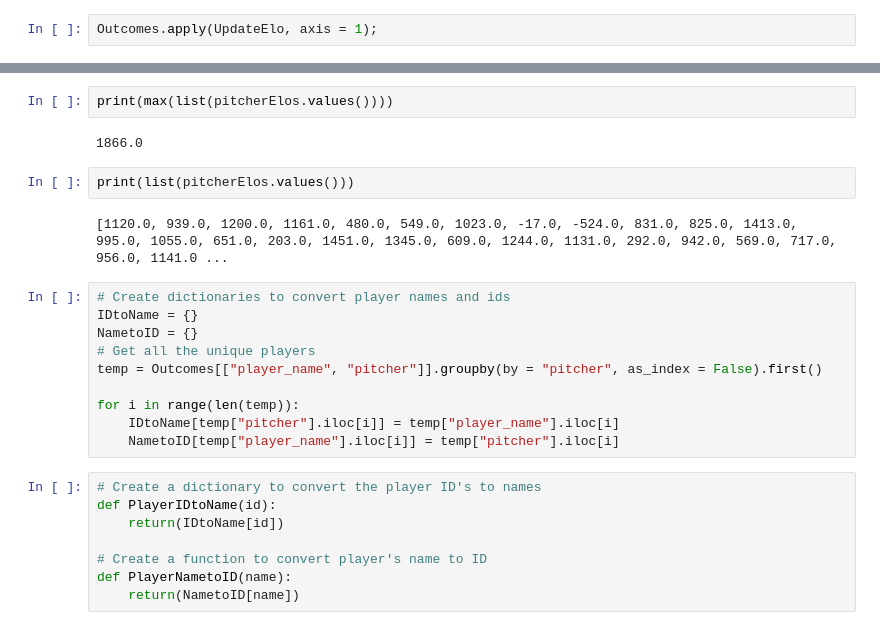
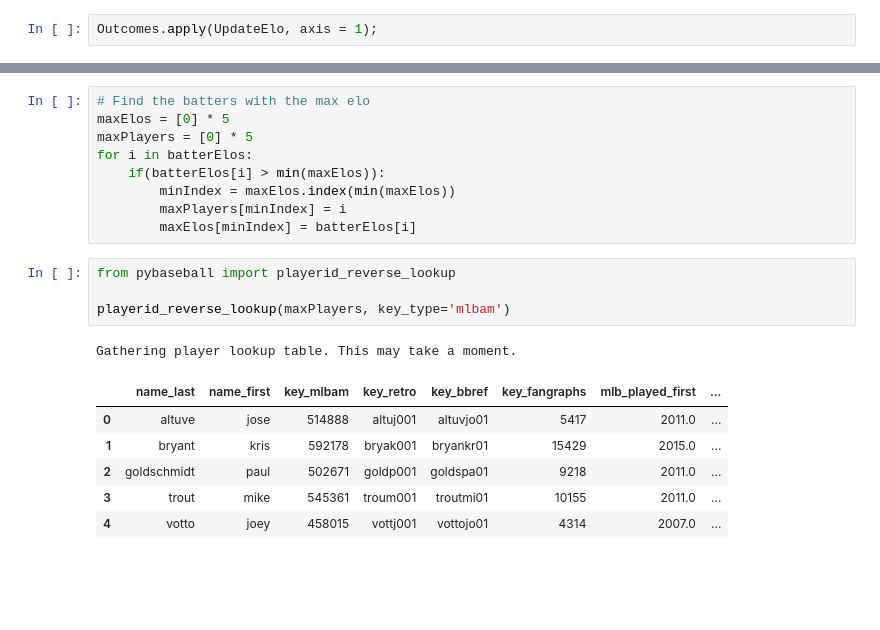
Before and after one commit to adamtenhoeve/Batter-Pitcher-Elo-Rankings, a Jupyter notebook: FinalProject.ipynb, the cells around one changed output, grey strips where cells are left out. Drawn from its saved outputs; the diff is of its cells as text; blank space fills up the shorter version.

```diff
--- a/FinalProject.ipynb
+++ b/FinalProject.ipynb
@@ -213,26 +263,21 @@ print(list(batterElos.values()))
-# %%
-print(max(list(pitcherElos.values())))
-# %% [output]
-1866.0
-# %%
-print(list(pitcherElos.values()))
-# %% [output]
-[1120.0, 939.0, 1200.0, 1161.0, 480.0, 549.0, 1023.0, -17.0, -524.0, 831.0, 825.0, 1413.0, 995.0, 1055.0, 651.0, 203.0, 1451.0, 1345.0, 609.0, 1244.0, 1131.0, 292.0, 942.0, 569.0, 717.0, 956.0, 1141.0 ...
-# %%
-# Create dictionaries to convert player names and ids
-IDtoName = {}
-NametoID = {}
-# Get all the unique players
-temp = Outcomes[["player_name", "pitcher"]].groupby(by = "pitcher", as_index = False).first()
-
-for i in range(len(temp)):
-    IDtoName[temp["pitcher"].iloc[i]] = temp["player_name"].iloc[i]
-    NametoID[temp["player_name"].iloc[i]] = temp["pitcher"].iloc[i]
-# %%
-# Create a dictionary to convert the player ID's to names
-def PlayerIDtoName(id):
-    return(IDtoName[id])
-
-# Create a function to convert player's name to ID
-def PlayerNametoID(name):
-    return(NametoID[name])
+# %%
+# Find the batters with the max elo
+maxElos = [0] * 5
+maxPlayers = [0] * 5
+for i in batterElos:
+    if(batterElos[i] > min(maxElos)):
+        minIndex = maxElos.index(min(maxElos))
+        maxPlayers[minIndex] = i
+        maxElos[minIndex] = batterElos[i]
+# %%
+from pybaseball import playerid_reverse_lookup
+
+playerid_reverse_lookup(maxPlayers, key_type='mlbam')
+# %% [output]
+Gathering player lookup table. This may take a moment.
+|  | name_last | name_first | key_mlbam | key_retro | key_bbref | key_fangraphs | mlb_played_first | ... |
+| 0 | altuve | jose | 514888 | altuj001 | altuvjo01 | 5417 | 2011.0 | ... |
+| 1 | bryant | kris | 592178 | bryak001 | bryankr01 | 15429 | 2015.0 | ... |
+| 2 | goldschmidt | paul | 502671 | goldp001 | goldspa01 | 9218 | 2011.0 | ... |
+| 3 | trout | mike | 545361 | troum001 | troutmi01 | 10155 | 2011.0 | ... |
+| 4 | votto | joey | 458015 | vottj001 | vottojo01 | 4314 | 2007.0 | ... |
```
Also changed, not shown: parts of 29 cells of this notebook.
